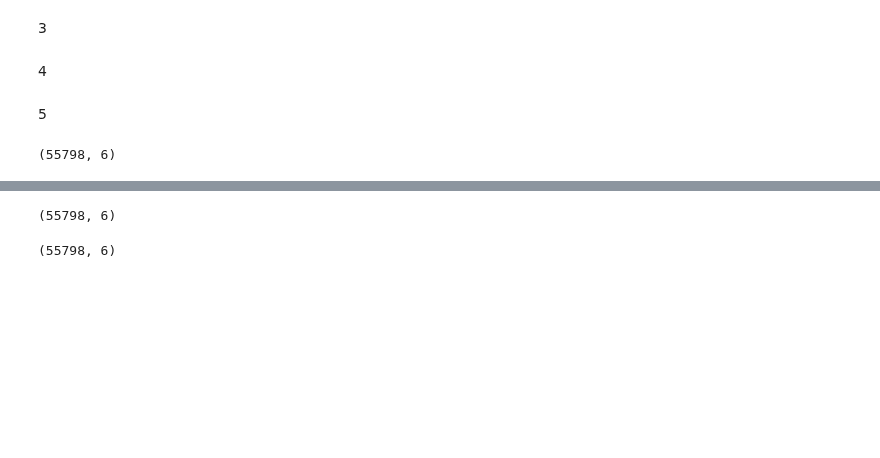
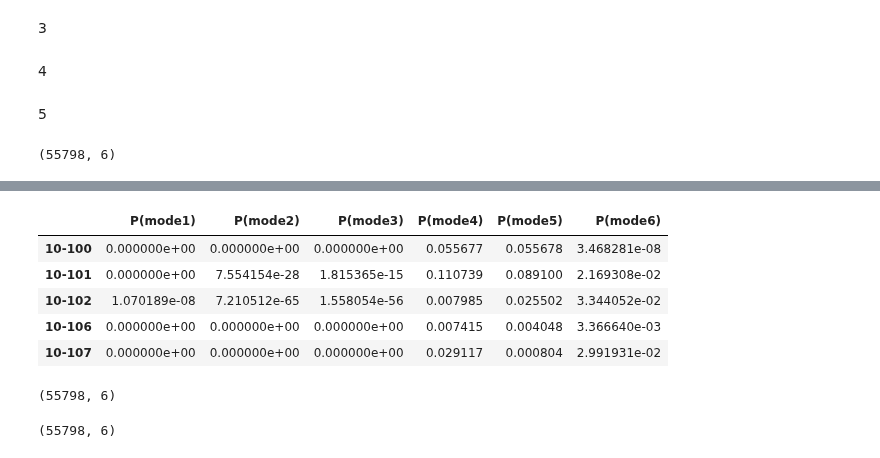
Before and after one commit to Rufei-Sheng/Manhattan-Congestion-Surcharge-Capstone, a Jupyter notebook: results/Uncertainty.ipynb, the cells around one changed output, grey strips where cells are left out. Cells and saved outputs as stored; diff of their text form; code cells hidden in the pictures; blank space fills up the shorter version.

```diff
--- a/results/Uncertainty.ipynb
+++ b/results/Uncertainty.ipynb
@@ -169,6 +172,15 @@ std_combined = combined.groupby(combined.index).apply(weighted_std)
 std_combined.columns = predict_choice_1.columns
 # %%
 std_combined.drop(['rmse'],axis=1,inplace=True)
+# %%
+std_combined.head()
+# %% [output]
+|  | P(mode1) | P(mode2) | P(mode3) | P(mode4) | P(mode5) | P(mode6) |
+| 10-100 | 0.000000e+00 | 0.000000e+00 | 0.000000e+00 | 0.055677 | 0.055678 | 3.468281e-08 |
+| 10-101 | 0.000000e+00 | 7.554154e-28 | 1.815365e-15 | 0.110739 | 0.089100 | 2.169308e-02 |
+| 10-102 | 1.070189e-08 | 7.210512e-65 | 1.558054e-56 | 0.007985 | 0.025502 | 3.344052e-02 |
+| 10-106 | 0.000000e+00 | 0.000000e+00 | 0.000000e+00 | 0.007415 | 0.004048 | 3.366640e-03 |
+| 10-107 | 0.000000e+00 | 0.000000e+00 | 0.000000e+00 | 0.029117 | 0.000804 | 2.991931e-02 |
 # %%
 std_combined.shape
 # %% [output]
```
Also changed, not shown: parts of 15 cells of this notebook, 9 other files.
